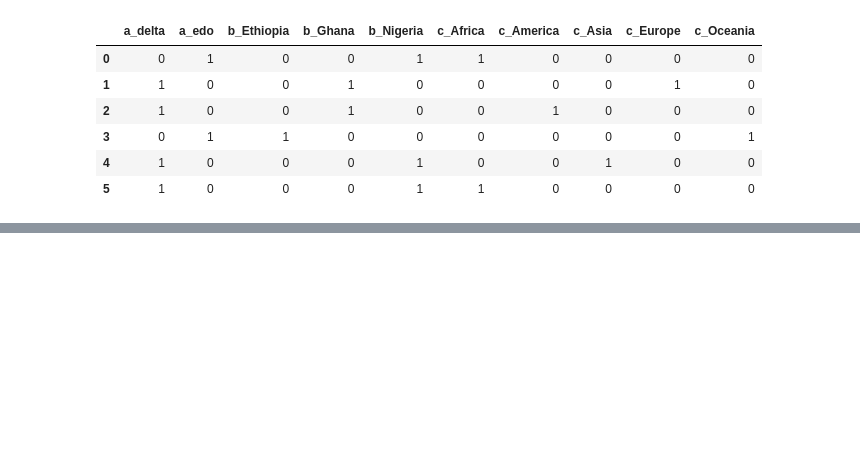
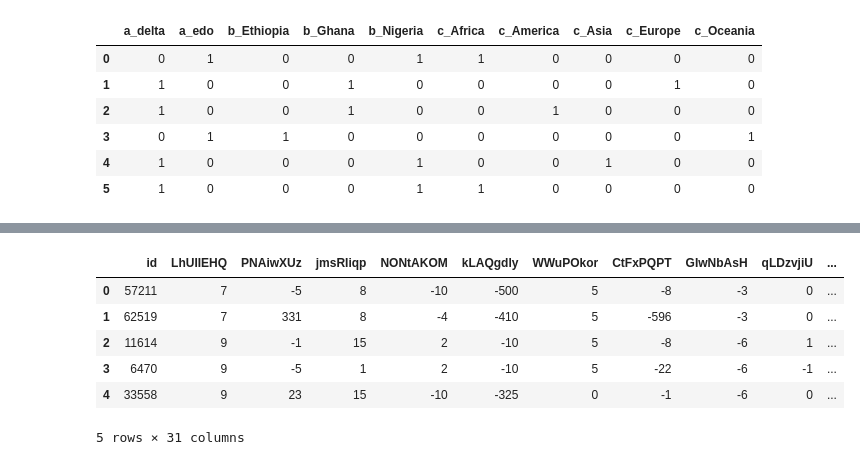
Before and after one commit to jaeycyril/poverty-prediction, a Jupyter notebook: wrangle_1.ipynb, the cells around one changed output, grey strips where cells are left out. Cells and saved outputs as stored; diff of their text form; code cells hidden in the pictures; blank space fills up the shorter version.

```diff
--- a/wrangle_1.ipynb
+++ b/wrangle_1.ipynb
@@ -123,0 +259,10 @@ pd.get_dummies(testdf)
+# %%
+c_hhold_train.select_dtypes(include=["float64", "int64"]).head()
+# %% [output]
+|  | id | LhUIIEHQ | PNAiwXUz | jmsRIiqp | NONtAKOM | kLAQgdly | WWuPOkor | CtFxPQPT | GIwNbAsH | qLDzvjiU | ... |
+| 0 | 57211 | 7 | -5 | 8 | -10 | -500 | 5 | -8 | -3 | 0 | ... |
+| 1 | 62519 | 7 | 331 | 8 | -4 | -410 | 5 | -596 | -3 | 0 | ... |
+| 2 | 11614 | 9 | -1 | 15 | 2 | -10 | 5 | -8 | -6 | 1 | ... |
+| 3 | 6470 | 9 | -5 | 1 | 2 | -10 | 5 | -22 | -6 | -1 | ... |
+| 4 | 33558 | 9 | 23 | 15 | -10 | -325 | 0 | -1 | -6 | 0 | ... |
+5 rows × 31 columns
```
Also changed, not shown: parts of 25 cells of this notebook.
